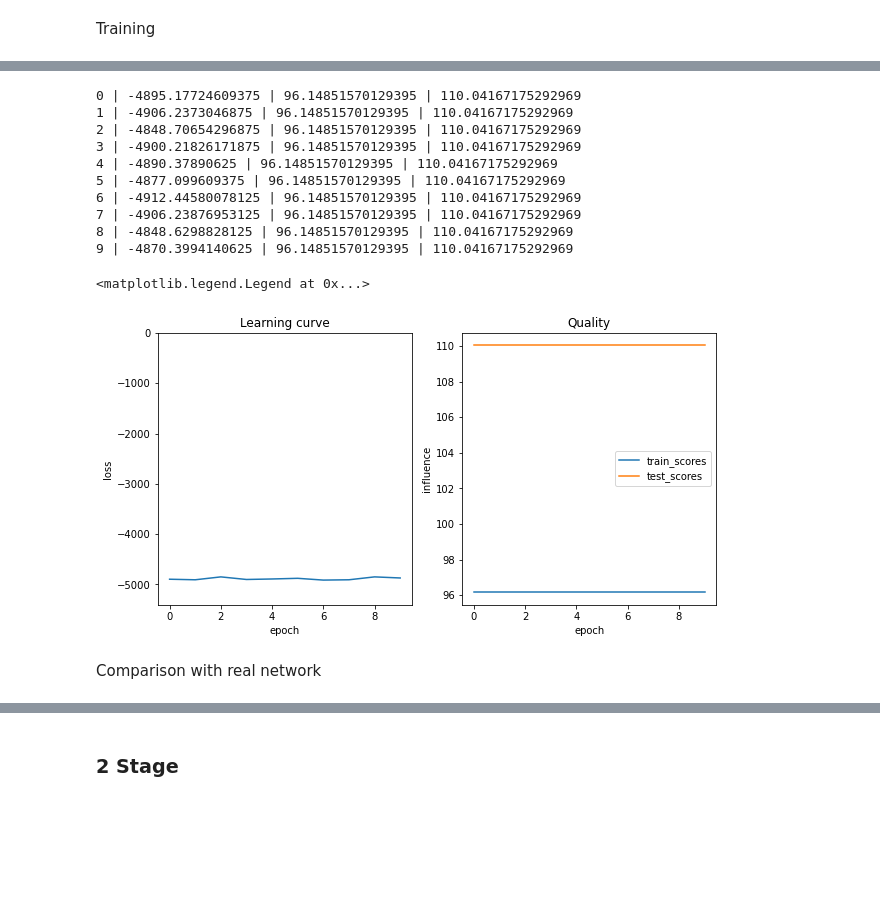
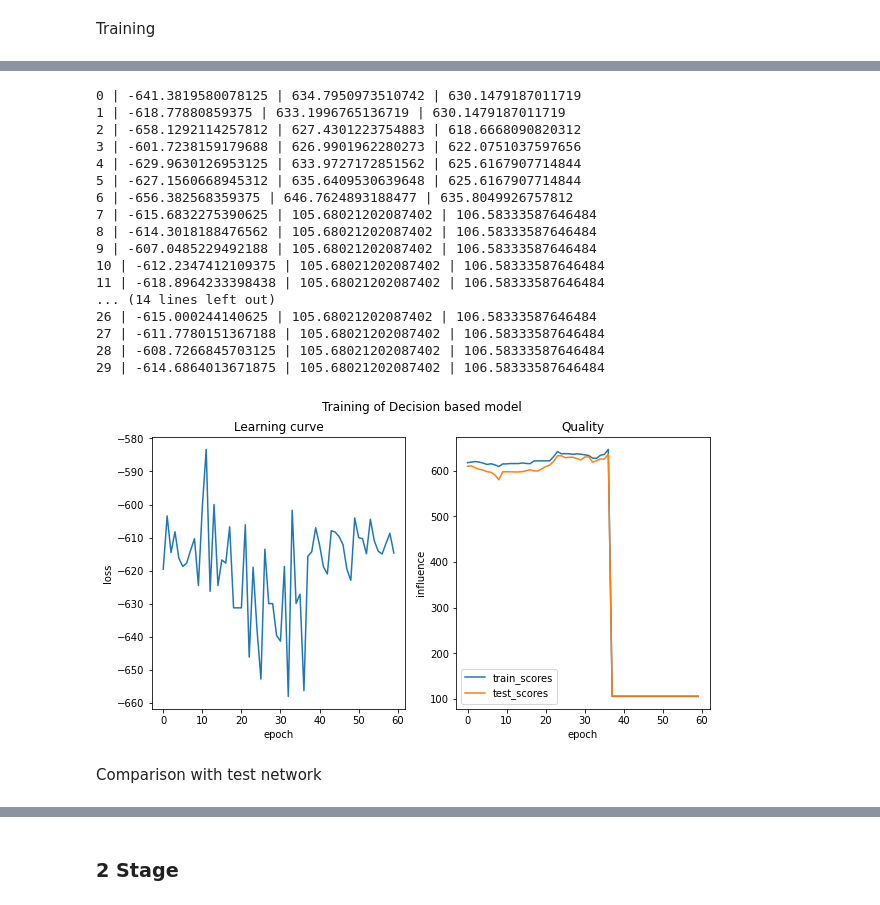
Before and after one commit to mario-michelessa/influence-maximization, a Jupyter notebook: decision_focused_learning_gpu/grd_main_twitter_gpu.ipynb, the cells around one changed output, grey strips where cells are left out. Drawn from its saved outputs; the diff is of its cells as text; code cells hidden in the pictures; blank space fills up the shorter version.

```diff
--- a/decision_focused_learning_gpu/grd_main_twitter_gpu.ipynb
+++ b/decision_focused_learning_gpu/grd_main_twitter_gpu.ipynb
@@ -77,7 +74,7 @@ Using device: cpu
 # %% [markdown]
 ##### Instances definition
 # %%
-path = "instances_weibo/oversampled_FE_LP/"
+path = "instances_weibo/oversampled_FE_LP_2/"
 
 @jit
 def create_train_test(train_id):
@@ -103,7 +100,8 @@ def create_train_test(train_id):
             Y_test[c_test] = XY[:,:,-1]
             c_test += 1
 
-    X_train[:,:,:,9] = Y_train * 2
+    #Cheating line
+    #X_train[:,:,:,9] = Y_train * 2
 
     X_train = torch.from_numpy(X_train).float()
     Y_train = torch.from_numpy(Y_train).float()
@@ -144,15 +159,15 @@ Training
 
 print("epoch | loss | train_score | test_score ")
 
-train_scores = []
-test_scores  = []
-loss_f = []
+train_scores_df = []
+test_scores_df  = []
+loss_df = []
 
-net = make_fc(N_FEATURES, num_layers, activation, intermediate_size)
-net.apply(init_weights)
-net = net.to(device)
+net_df = make_fc(N_FEATURES, num_layers, activation, intermediate_size)
+net_df.apply(init_weights)
+net_df = net_df.to(device)
 #net = net.half()
-net.modules
+net_df.modules
 # %% [output]
 epoch | loss | train_score | test_score
 <bound method Module.modules of Sequential(
@@ -165,68 +182,61 @@ epoch | loss | train_score | test_score
 )>
 # %%
 
-optimizer = torch.optim.Adam(net.parameters(), lr = learning_rate)
+optimizer = torch.optim.Adam(net_df.parameters(), lr = learning_rate)
 marginal_vec_pred = partial(marginal_vec, w = w)
 
 for epoch in range(num_epochs):
 
     data_loader = torch.utils.data.DataLoader(dataset, batch_size = batch_size, shuffle = True)
     for X_batch, P_batch in data_loader:
         loss = 0
         for X, P in zip(X_batch, P_batch):
             X = X.to(device)
             P = P.to(device)
 
             true_set_func = partial(set_func, P = P, w = w)
-            pred = net(X).view_as(P)
+            pred = net_df(X).view_as(P)
             fn = GreedyOptimizer.apply
             loss -= fn(pred, true_set_func, marginal_vec_pred, N_INFLUENCERS,  k,  eps, sample_size, beta)
             del(X)
             del(P)
 
         loss = loss / batch_size
         optimizer.zero_grad()
         loss.backward()
         optimizer.step()
 
-    train_score = eval_grd(net, X_train, Y_train)
-    test_score  = eval_grd(net, X_test, Y_test)
-    loss_f.append(loss.item())
+    train_score = eval_grd(net_df, X_train, Y_train)
+    test_score  = eval_grd(net_df, X_test, Y_test)
+    loss_df.append(loss.item())
 
     print(f"{epoch} | {loss} | {train_score} | {test_score}")
 
-    train_scores.append(train_score)
-    test_scores.append(test_score)
+    train_scores_df.append(train_score)
+    test_scores_df.append(test_score)
 
-
-fig, ax = plt.subplots(1,2, figsize = (10,5))
-ax[0].plot(loss_f)
-ax[0].set_title('Learning curve')
-ax[0].set_ylabel('loss')
-ax[0].set_xlabel('epoch')
-ax[0].set_ylim(1.1 * min(loss_f), 0)
-
-ax[1].plot(train_scores, label="train_scores")
-ax[1].plot(test_scores, label="test_scores")
-ax[1].set_title('Quality')
-ax[1].set_ylabel('influence')
-ax[1].set_xlabel('epoch')
-ax[1].legend()
+print_training(loss_df, train_scores_df, test_scores_df, "Training of Decision based model")
 # %% [output]
-0 | -4895.17724609375 | 96.14851570129395 | 110.04167175292969
-1 | -4906.2373046875 | 96.14851570129395 | 110.04167175292969
-2 | -4848.70654296875 | 96.14851570129395 | 110.04167175292969
-3 | -4900.21826171875 | 96.14851570129395 | 110.04167175292969
-4 | -4890.37890625 | 96.14851570129395 | 110.04167175292969
-5 | -4877.099609375 | 96.14851570129395 | 110.04167175292969
-6 | -4912.44580078125 | 96.14851570129395 | 110.04167175292969
-7 | -4906.23876953125 | 96.14851570129395 | 110.04167175292969
-8 | -4848.6298828125 | 96.14851570129395 | 110.04167175292969
-9 | -4870.3994140625 | 96.14851570129395 | 110.04167175292969
+0 | -641.3819580078125 | 634.7950973510742 | 630.1479187011719
+1 | -618.77880859375 | 633.1996765136719 | 630.1479187011719
+2 | -658.1292114257812 | 627.4301223754883 | 618.6668090820312
+3 | -601.7238159179688 | 626.9901962280273 | 622.0751037597656
+4 | -629.9630126953125 | 633.9727172851562 | 625.6167907714844
+5 | -627.1560668945312 | 635.6409530639648 | 625.6167907714844
+6 | -656.382568359375 | 646.7624893188477 | 635.8049926757812
+7 | -615.6832275390625 | 105.68021202087402 | 106.58333587646484
+8 | -614.3018188476562 | 105.68021202087402 | 106.58333587646484
+9 | -607.0485229492188 | 105.68021202087402 | 106.58333587646484
+10 | -612.2347412109375 | 105.68021202087402 | 106.58333587646484
+11 | -618.8964233398438 | 105.68021202087402 | 106.58333587646484
+... (14 lines left out)
+26 | -615.000244140625 | 105.68021202087402 | 106.58333587646484
+27 | -611.7780151367188 | 105.68021202087402 | 106.58333587646484
+28 | -608.7266845703125 | 105.68021202087402 | 106.58333587646484
+29 | -614.6864013671875 | 105.68021202087402 | 106.58333587646484
-<matplotlib.legend.Legend at 0x...>
-[figure, old version]
+[figure, new version]
 # %% [markdown]
-Comparison with real network
+Comparison with test network
 # %%
 def compare_grd(net,X,Y) :
     pred = eval_grd(net, X,Y)
```
Also changed, not shown: parts of 19 cells of this notebook, 9 other files.
